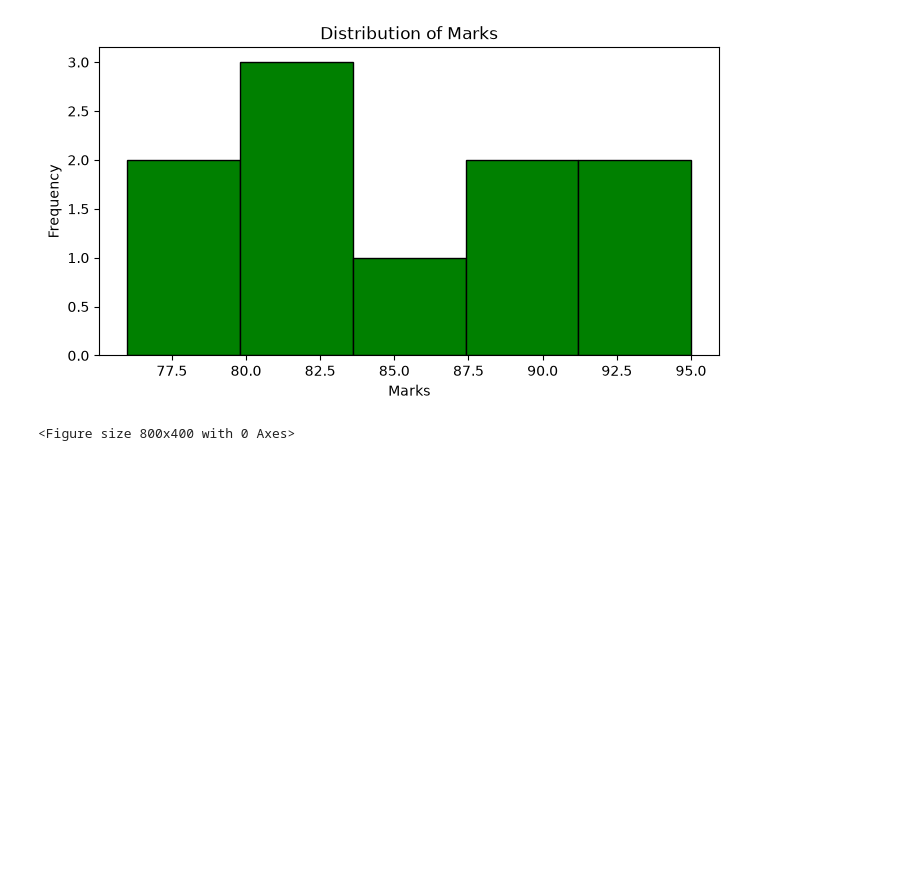
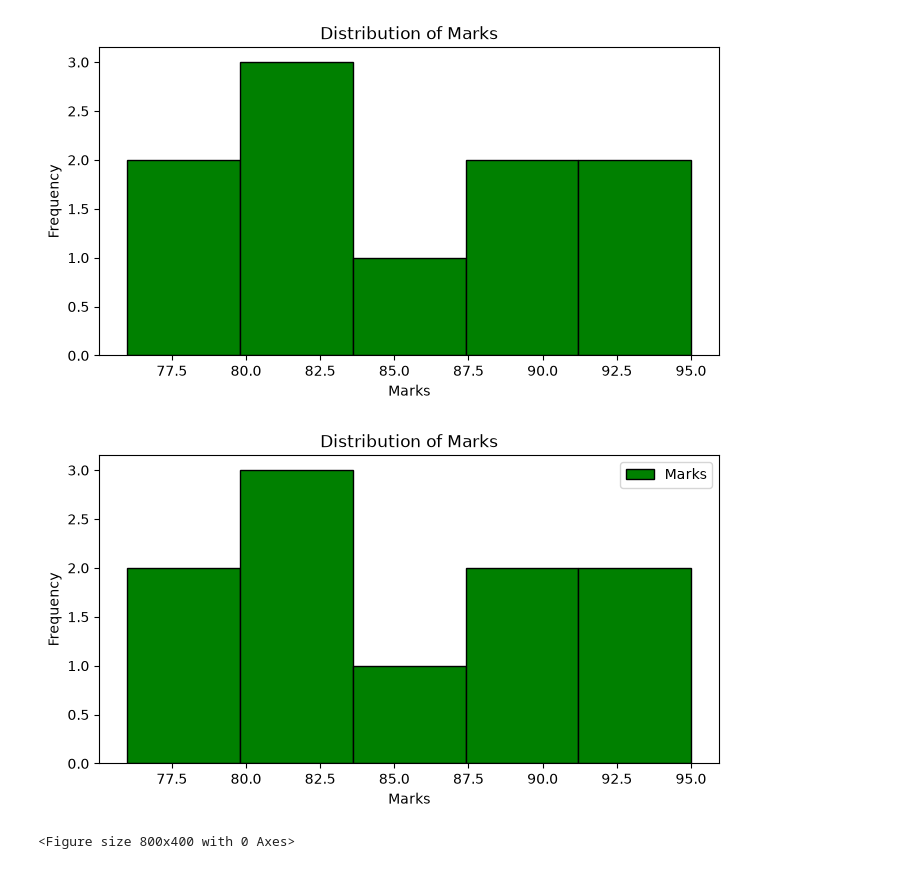
Before and after one commit to abid-rasel/MLOB_My_FILE, a Jupyter notebook: Session/Day 9/Matplotlib_basics.ipynb, the cells around one changed output. Cells and saved outputs as stored; diff of their text form; code cells hidden in the pictures; blank space fills up the shorter version.

```diff
--- a/Session/Day 9/Matplotlib_basics.ipynb
+++ b/Session/Day 9/Matplotlib_basics.ipynb
@@ -1109,6 +1196,30 @@ plt.ylabel("Frequency")
 plt.show()
 # %% [output]
 [figure]
+# %%
+import pandas as pd
+import matplotlib.pyplot as plt
+
+df = pd.DataFrame({
+    "Marks": [85,92,78,88,80,76,95,81,90,83]
+})
+
+df.plot(
+    y="Marks",
+    kind="hist",
+    bins=5,
+    color="green",
+    edgecolor="black",
+    figsize=(8,4),
+    title="Distribution of Marks"
+)
+
+plt.xlabel("Marks")
+plt.ylabel("Frequency")
+
+plt.show()
+# %% [output]
+[figure, added]
 # %%
 import pandas as pd
 import matplotlib.pyplot as plt
```
Also changed, not shown: parts of 6 cells of this notebook, 1 other file.
